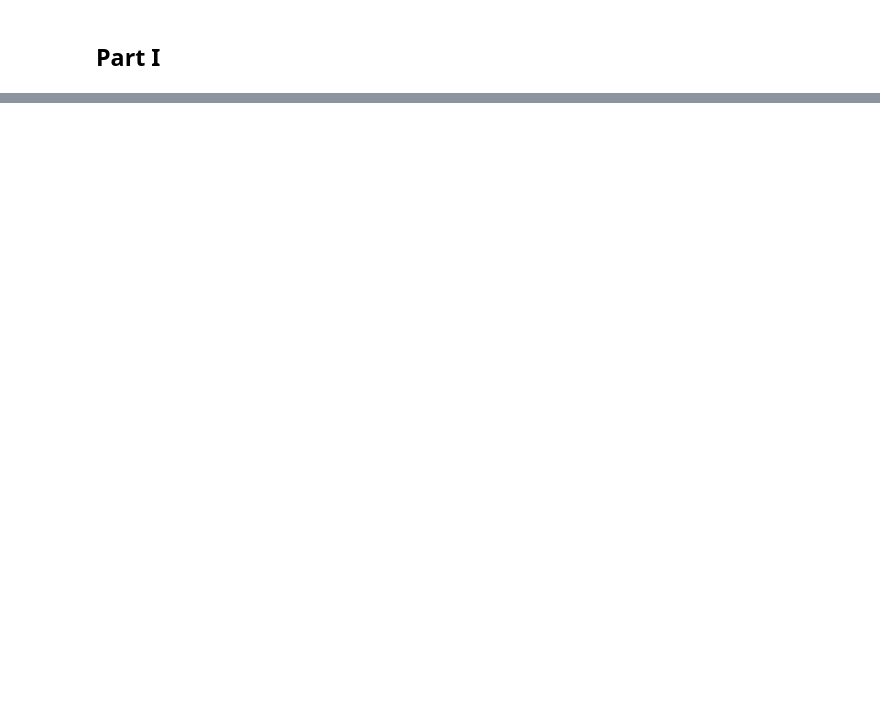
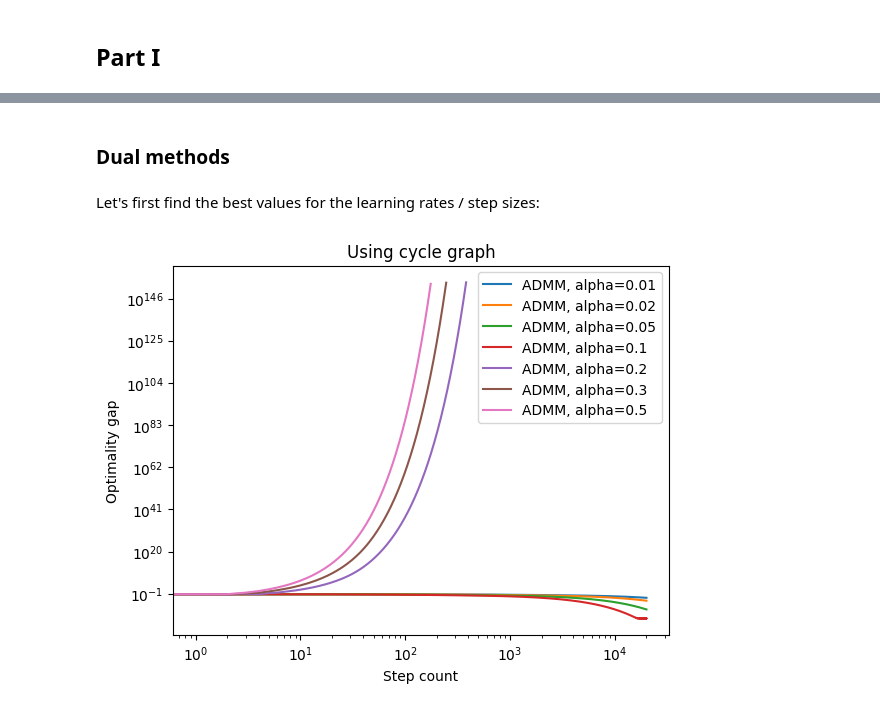
Before and after one commit to yy214/cooperative-optimization, a Jupyter notebook: src/submission.ipynb, the cells around one changed output, grey strips where cells are left out. Cells and saved outputs as stored; diff of their text form; code cells hidden in the pictures; blank space fills up the shorter version.

```diff
--- a/src/submission.ipynb
+++ b/src/submission.ipynb
@@ -48,0 +90,19 @@ dgd(a, m, agents, Kmm, Knm, W, dataY, )
+# %% [markdown]
+### Dual methods
+# %% [markdown]
+Let's first find the best values for the learning rates / step sizes:
+# %%
+from algorithms.dual_decomp import dual_decomp
+
+step_counts = [0.01, 0.02, 0.05, 0.1, 0.2, 0.3, 0.5]
+
+for sc in step_counts:
+    xi_dd = dual_decomp(a, m, agents, Kmm, Knm, G, dataY, step_count, sc)
+    plot_optimality_gap(Kmm, Knm, dataY[:n], np.mean(xi_dd, axis=1), label=f"ADMM, alpha={sc}")
+plt.legend()
+plt.xlabel("Step count")
+plt.ylabel("Optimality gap")
+plt.title("Using cycle graph")
+plt.show()
+# %% [output]
+[figure, added]
```
Also changed, not shown: parts of 12 cells of this notebook, 9 other files.
